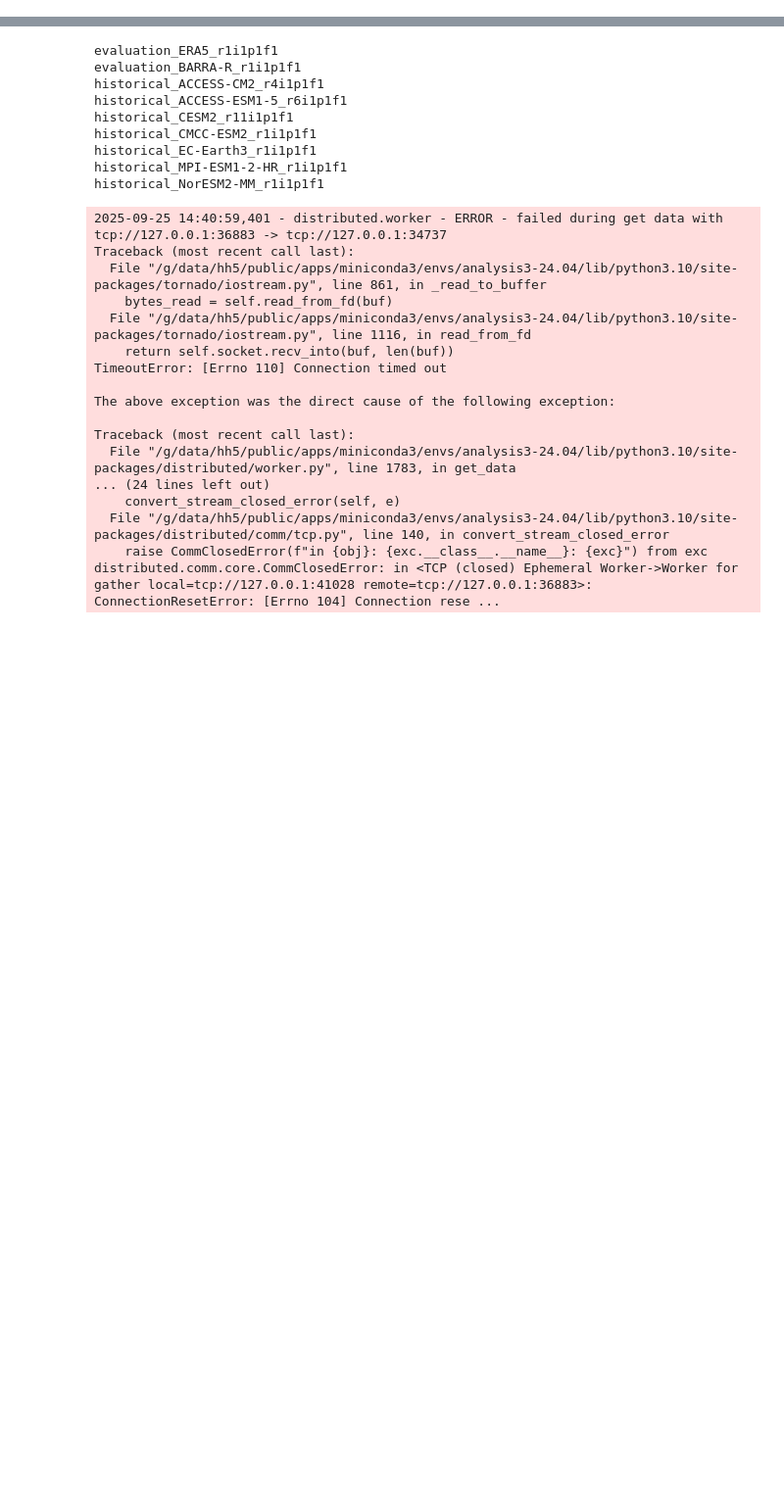
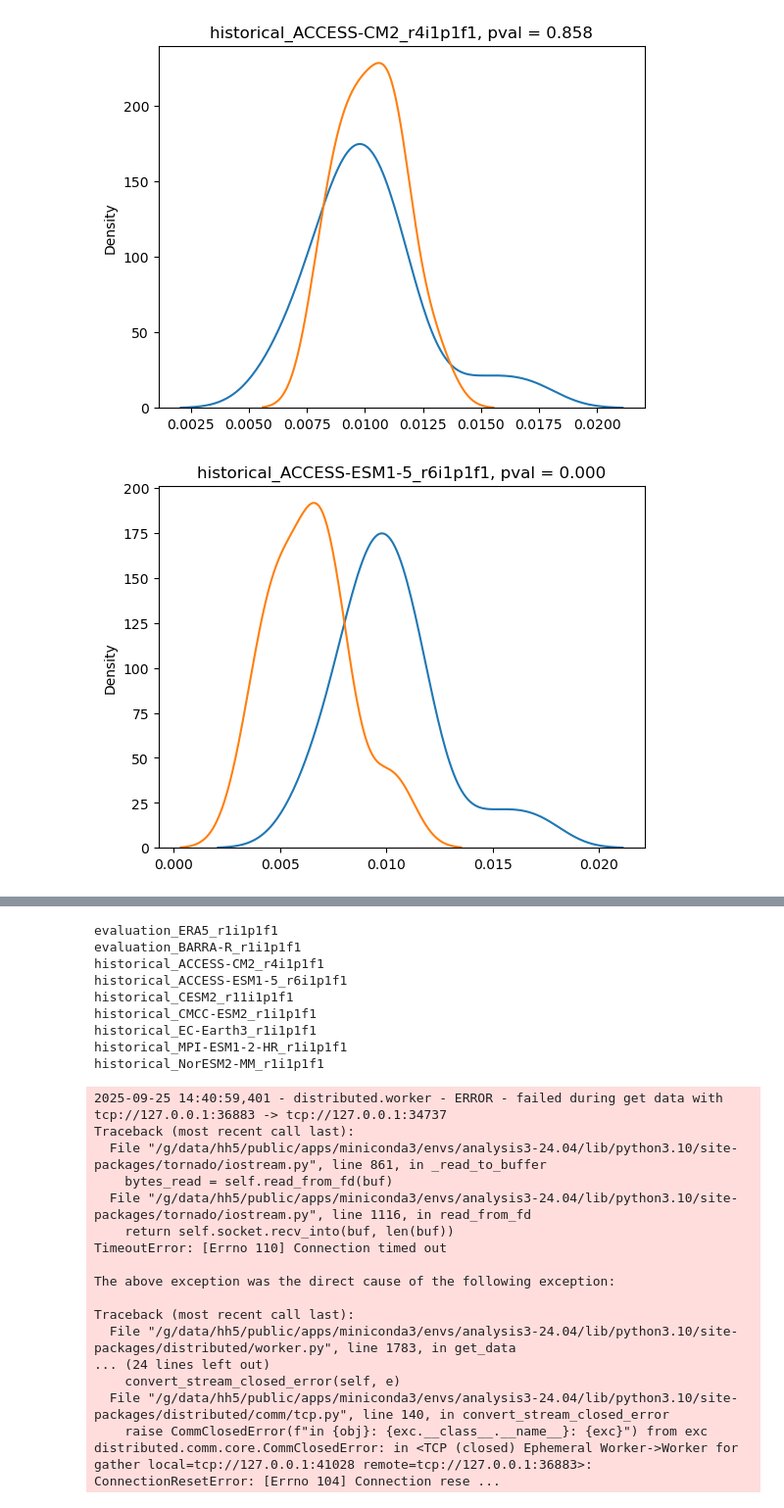
Before and after one commit to xenct/turbulence_AUSCAT, a Jupyter notebook: CAT_evaluation.ipynb, the cells around one changed output, grey strips where cells are left out. Shown at 98% size. Saved outputs shown, nothing was run; the diff lists cells and outputs as text; code cells hidden in the pictures; blank space fills up the shorter version.

```diff
--- a/CAT_evaluation.ipynb
+++ b/CAT_evaluation.ipynb
@@ -60,6 +64,7 @@ Worker: 0
 mid_lat_slice = slice(-50,-25)
 lon_slice = slice(90,195)
 baseline_time_range = np.arange(1990,2009+1)
+baseline_time_slice = slice("1990", "2009")
 
 turbulence_index = "windspeed"
 p95, p99, p999 = (62.835737276077246, 75.76162159729002, 88.1229062187195)
@@ -366,0 +360,15 @@ Data variables:
+# %%
+# do this point-wise??
+ds_mid_lat_means = ds.sel({"lat":mid_lat_slice, "lon":lon_slice}).mean(["lat", "lon"])[turbulence_index]
+
+ds_eval = ds_mid_lat_means.isel(run=0)
+for run in list_historical:
+    plt.figure()
+    ds_hist = ds_mid_lat_means.sel(run=run[:27])
+    sns.kdeplot(ds_eval)
+    sns.kdeplot(ds_hist)
+    stat, pval = stats.ttest_ind(ds_eval, ds_hist)
+    plt.title(f"{run}, pval = {pval:.3f}")
+# %% [output]
+[figure, added]
+[figure, added]
```
Also changed, not shown: parts of 32 cells of this notebook.
